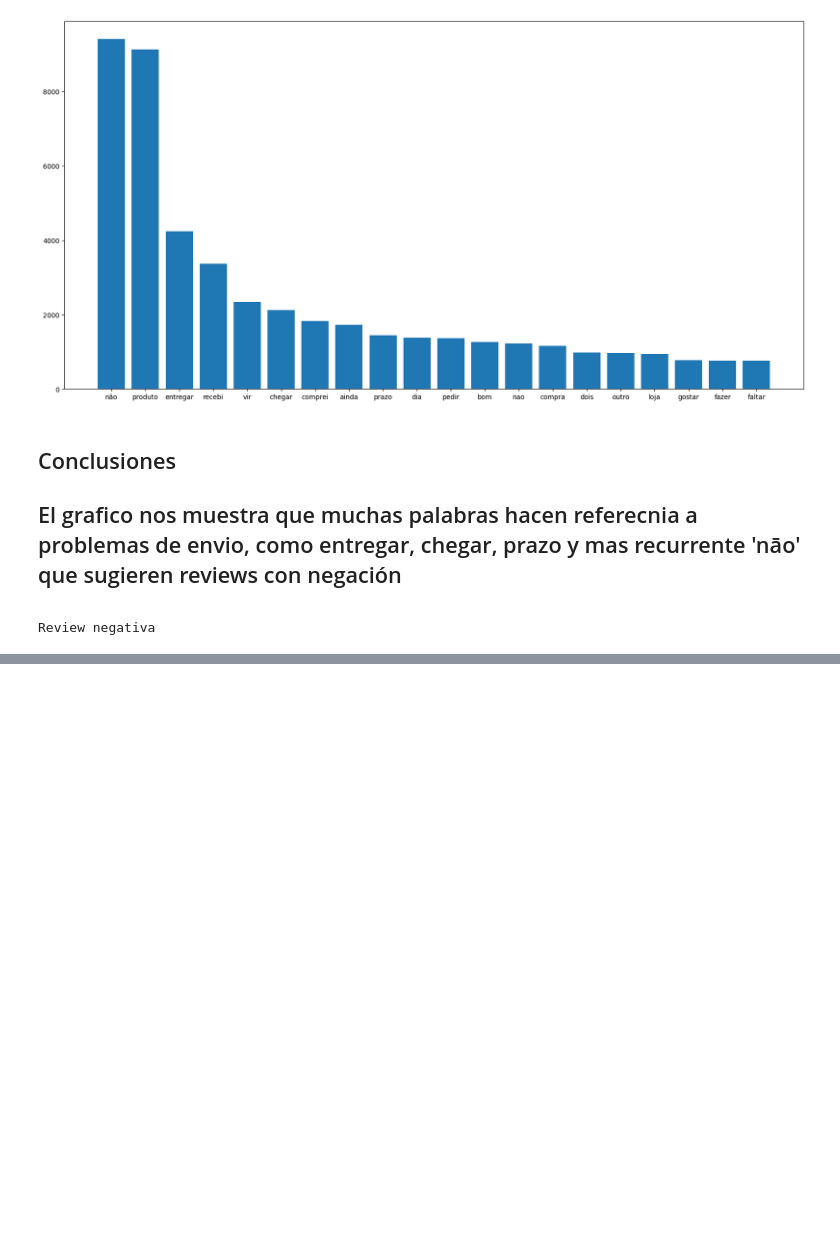
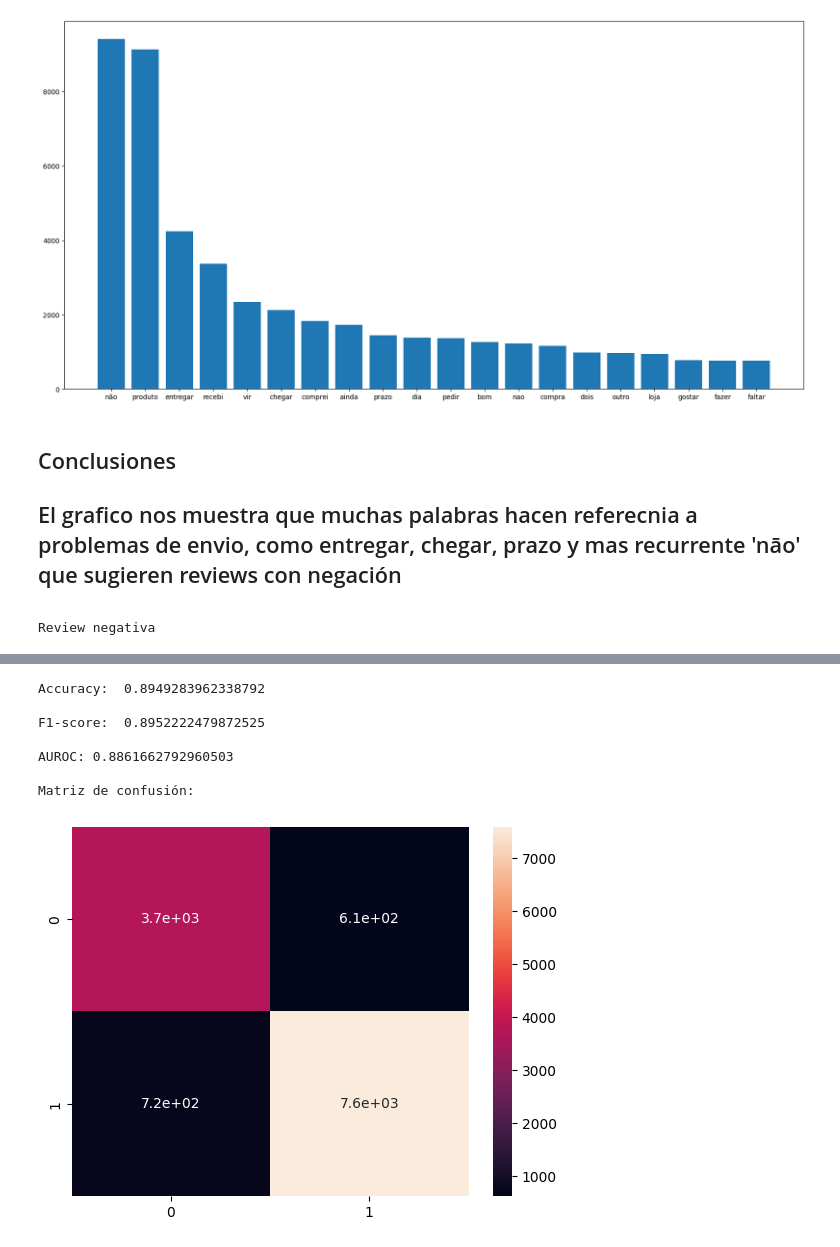
Before and after one commit to sebasmujica/Machine_Learning_Olist, a Jupyter notebook: análisis_sentimiento.ipynb, the cells around one changed output, grey strips where cells are left out. Cells and saved outputs as stored; diff of their text form; code cells hidden in the pictures; blank space fills up the shorter version.

```diff
--- a/análisis_sentimiento.ipynb
+++ b/análisis_sentimiento.ipynb
@@ -392,0 +414,17 @@ Review negativa
+# %%
+rf = RandomForestClassifier(n_estimators= 300)
+
+rf.fit(X_train,y_train)
+
+y1_pred = rf.predict(X_test)
+
+mostrar_metricas(y_test,y1_pred)
+# %% [output]
+Accuracy:  0.8949283962338792
+
+F1-score:  0.8952222479872525
+
+AUROC: 0.8861662792960503
+
+Matriz de confusión:
+[figure, added]
```
Also changed, not shown: parts of 6 cells of this notebook, 2 other files.
